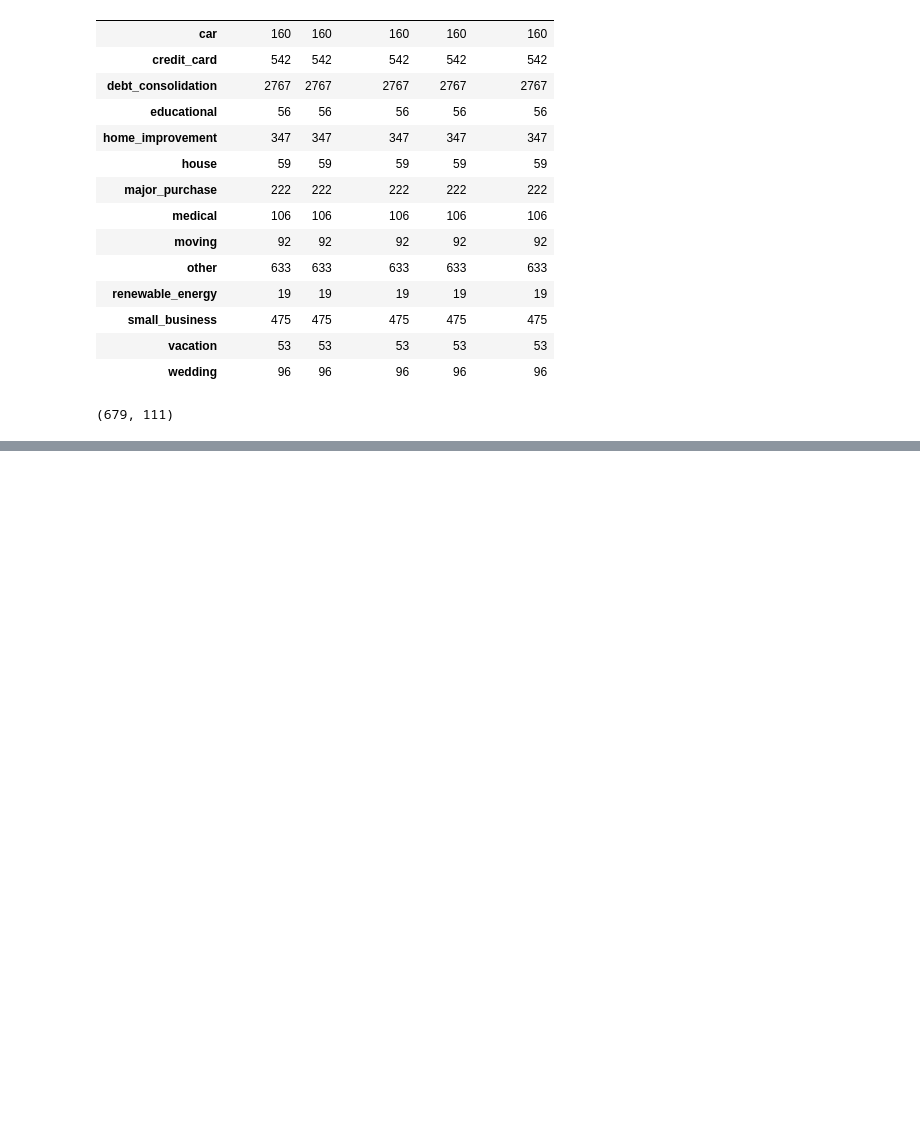
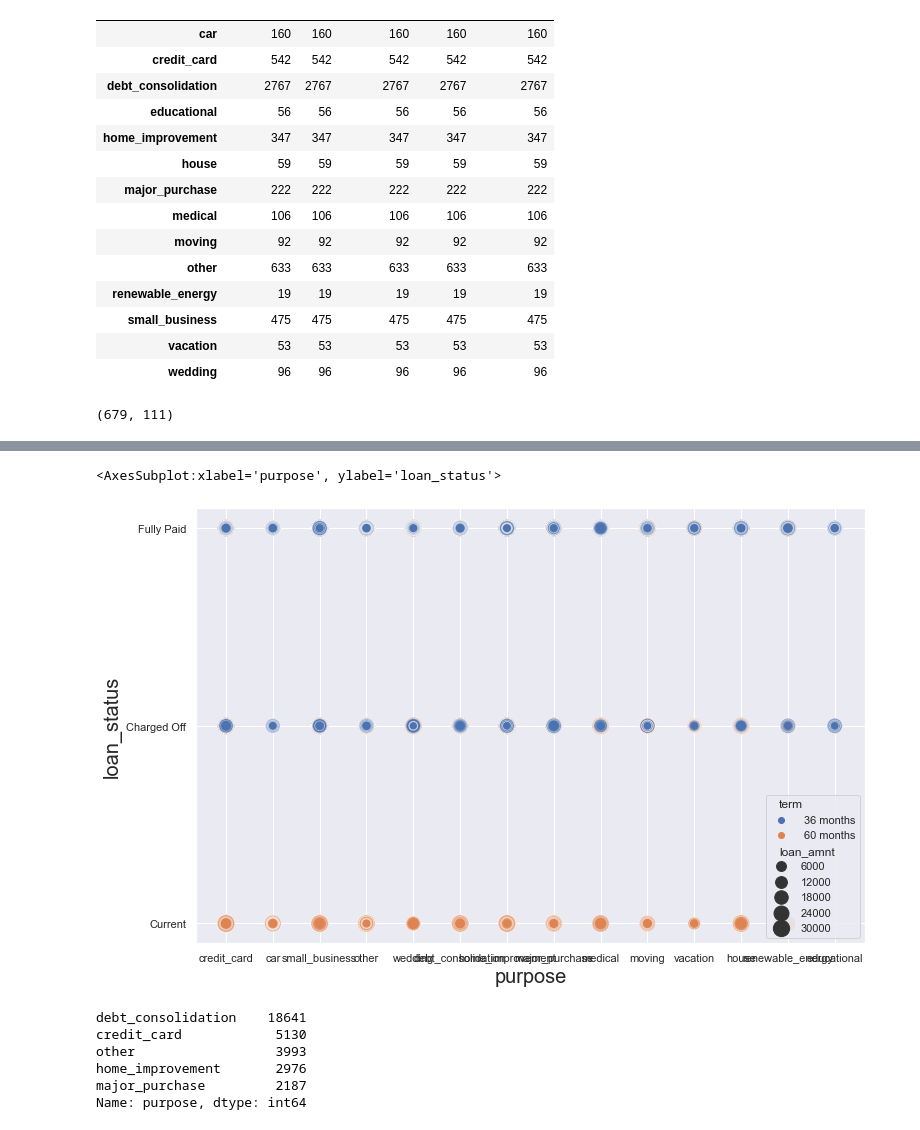
Before and after one commit to GeriNZ/lendingclub, a Jupyter notebook: Beng_Cheong_Cheong.ipynb, the cells around one changed output, grey strips where cells are left out. Drawn from its saved outputs; the diff is of its cells as text; code cells hidden in the pictures; blank space fills up the shorter version.

```diff
--- a/Beng_Cheong_Cheong.ipynb
+++ b/Beng_Cheong_Cheong.ipynb
@@ -173,0 +269,12 @@ df[df['loan_amnt']== df['loan_amnt'].max()].shape
+# %%
+plt.figure(figsize=(12, 8))
+
+
+sns.scatterplot(x = "purpose", y = "loan_status",
+                 hue = "term",
+                     alpha = 0.5, size = "loan_amnt", sizes = (60, 300),
+
+                 data = df)
+# %% [output]
+<AxesSubplot:xlabel='purpose', ylabel='loan_status'>
+[figure, added]
@@ -173,0 +283,9 @@ df[df['loan_amnt']== df['loan_amnt'].max()].shape
+# %%
+print(purposetop5)
+# %% [output]
+debt_consolidation    18641
+credit_card            5130
+other                  3993
+home_improvement       2976
+major_purchase         2187
+Name: purpose, dtype: int64
```
Also changed, not shown: parts of 18 cells of this notebook, 1 other file.
